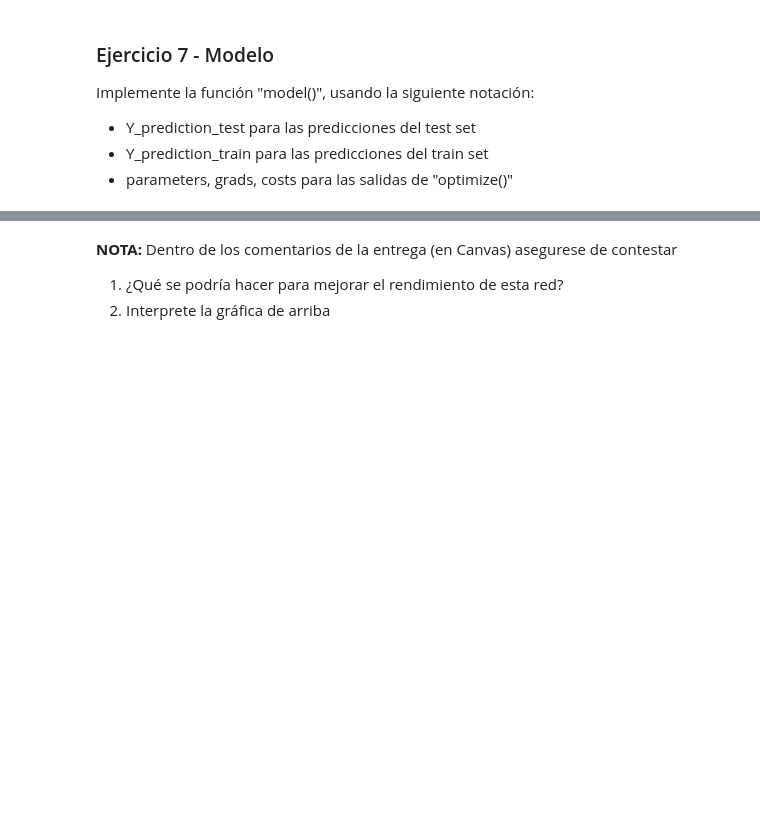
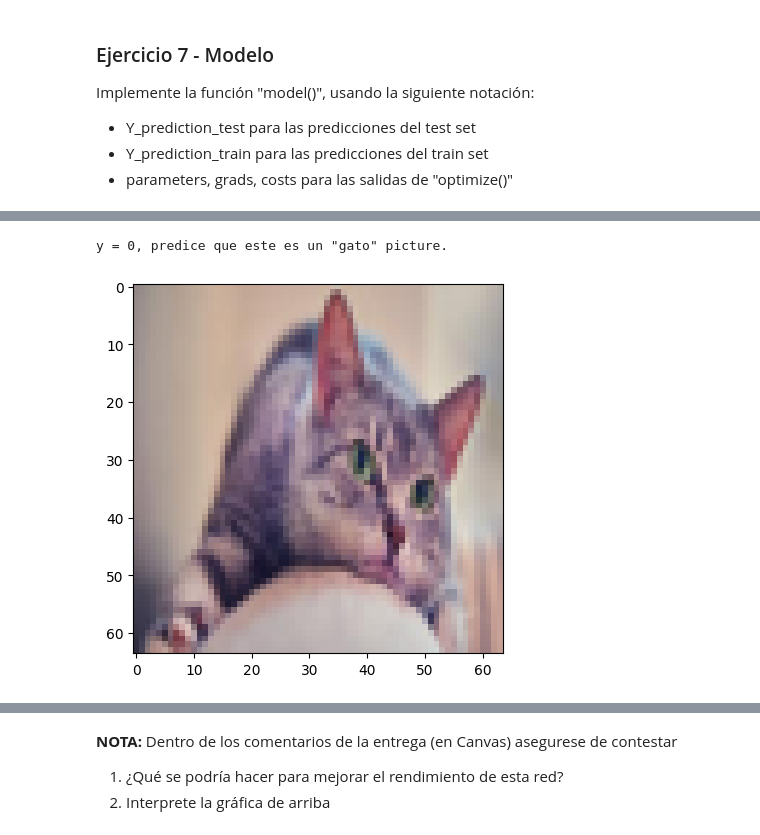
Before and after one commit to nel-eleven11/Lab1_DL, a Jupyter notebook: lab1.ipynb, the cells around one changed output, grey strips where cells are left out. Cells and saved outputs as stored; diff of their text form; code cells hidden in the pictures; blank space fills up the shorter version.

```diff
--- a/lab1.ipynb
+++ b/lab1.ipynb
@@ -617,22 +570,20 @@ def model(X_train, Y_train, X_test, Y_test, num_iterations=2000, learning_rate=0
     d: Dictionario conteniendo la info del modelo
     """
 
-    # Aprox 1 linea de codigo para inicializar los parametros con cero:
-    # w, b =
+    # Inicializar parámetros a cero
+    w = np.zeros((X_train.shape[0], 1))
+    b = 0
 
-    # Aprox una linea de codigo para gradient descent
-    # params, grads, costs =
+    # Gradiente descendente
+    params, grads, costs = optimize(w, b, X_train, Y_train, num_iterations, learning_rate, print_cost)
 
-    # Aprox dos lineas de codigo para sacar los parametros del dictionary "params"
-    # w =
-    # b =
+    # Obtener parámetros finales
+    w = params["w"]
+    b = params["b"]
 
-    # Aprox dos lineas de codigo para:
-    # Y_prediction_test =
-    # Y_prediction_train =
-
-    # YOUR CODE HERE
-    raise NotImplementedError()
+    # Predicciones en entrenamiento y prueba
+    Y_prediction_train = predict(w, b, X_train)
+    Y_prediction_test = predict(w, b, X_test)
 
     # Print train/test Errors
     if print_cost:
@@ -659,3 +631,14 @@ print ("y = " + str(test_labels[0,index]) + ", predice que este es un \"" + 'gat
+# %%
+# Example of a picture that was wrongly classified.
+index = 3
+plt.imshow(test_set_x[:, index].reshape((num_px, num_px, 3)))
+print("y = " + str(test_labels[0, index]) +
+      ", " +
+      ("predice que este es un \"gato\" picture." if int(logistic_regression_model['Y_prediction_test'][0, index]) == 0
+       else "predice que este es un \"perro\" picture."))
+# %% [output]
+y = 0, predice que este es un "gato" picture.
+[figure, added]
 # %%
 # Plot learning curve (with costs)
 costs = np.squeeze(logistic_regression_model['costs'])
```
Also changed, not shown: parts of 21 cells of this notebook.
